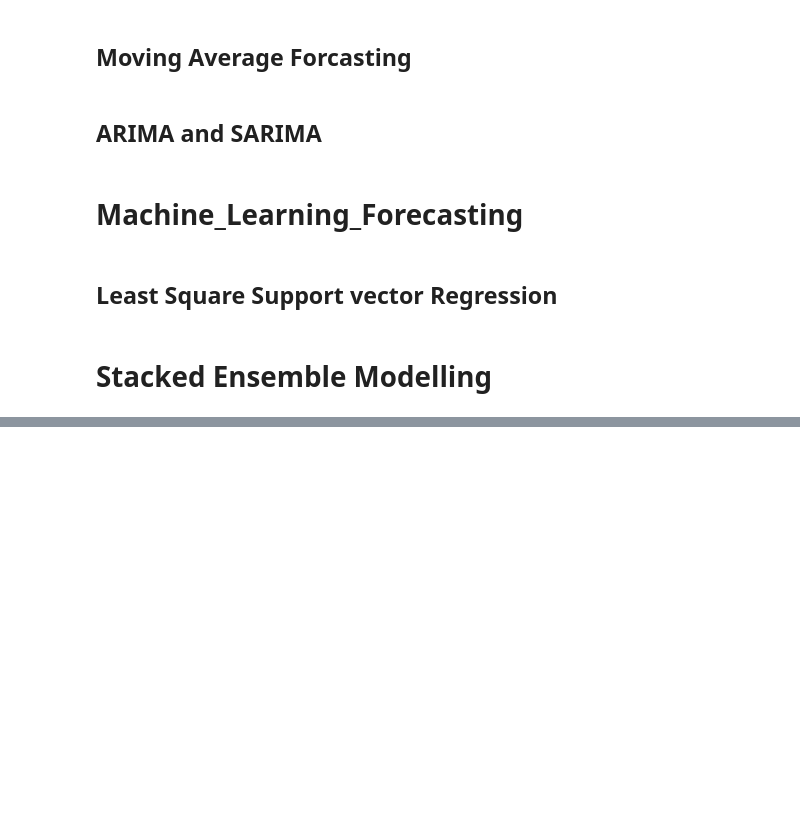
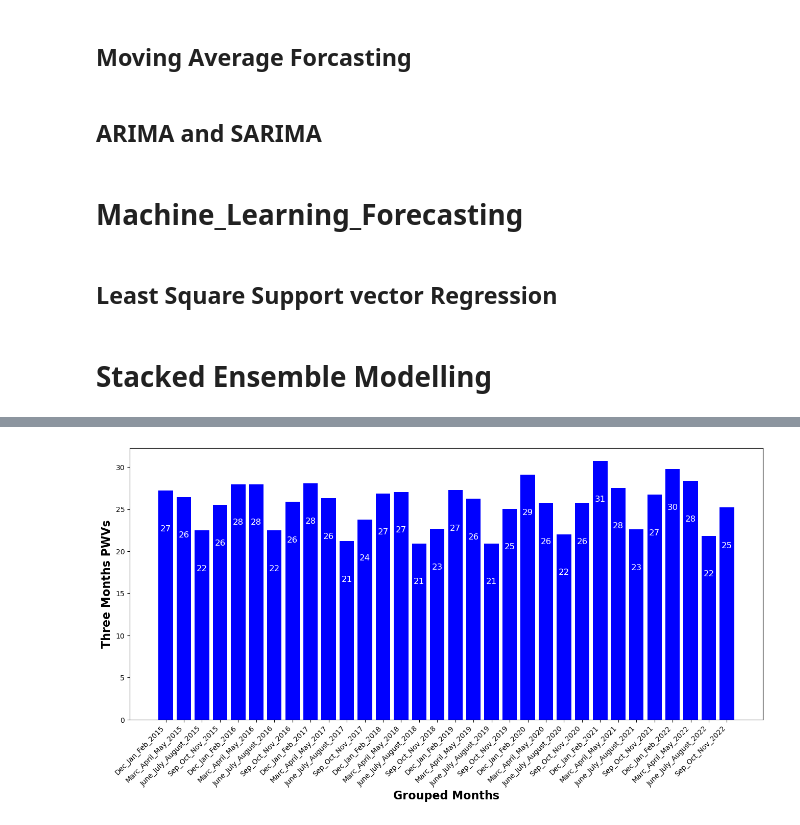
Before and after one commit to martinaborgeh/Time-Series-and-machine-Learning, a Jupyter notebook: Project_Functions_Definitions.ipynb, the cells around one changed output, grey strips where cells are left out. Drawn from its saved outputs; the diff is of its cells as text; code cells hidden in the pictures; blank space fills up the shorter version.

```diff
--- a/Project_Functions_Definitions.ipynb
+++ b/Project_Functions_Definitions.ipynb
@@ -799,0 +1508,14 @@ def Accuracy_Model_Comparisoms_AIC():
+# %%
+x_axis =['Dec_Jan_Feb_2015','Marc_April_May_2015','June_July_August_2015','Sep_Oct_Nov_2015','Dec_Jan_Feb_2016','Marc_April_May_2016','June_July_August_2016','Sep_Oct_Nov_2016','Dec_Jan_Feb_2017','Marc_April_May_2017','June_July_August_2017','Sep_Oct_Nov_2017','Dec_Jan_Feb_2018','Marc_April_May_2018','June_July_August_2018','Sep_Oct_Nov_2018','Dec_Jan_Feb_2019','Marc_April_May_2019','June_July_August_2019','Sep_Oct_Nov_2019','Dec_Jan_Feb_2020','Marc_April_May_2020','June_July_August_2020','Sep_Oct_Nov_2020','Dec_Jan_Feb_2021','Marc_April_May_2021','June_July_August_2021','Sep_Oct_Nov_2021','Dec_Jan_Feb_2022','Marc_April_May_2022','June_July_August_2022','Sep_Oct_Nov_2022']
+y_axis =[globals()[variable_name] for variable_name in x_axis]
+# %%
+    plt.figure(figsize=(16, 14))
+    plt.bar(x_axis, y_axis,color='b')
+    plt.xlabel('Grouped Months',fontsize=16,fontweight='bold')
+    plt.ylabel('Three Months PWVs',fontsize=16,fontweight='bold')
+    plt.xticks(x_axis,rotation=45,ha="right")
+    plt.subplots_adjust(bottom=0.5)
+    for index,value in enumerate(y_axis):
+        plt.text(index, value-5, str(round(value)), ha='center', va='bottom',fontsize=12,color='w')
+# %% [output]
+[figure, added]
```
Also changed, not shown: parts of 73 cells of this notebook, 1 other file.
